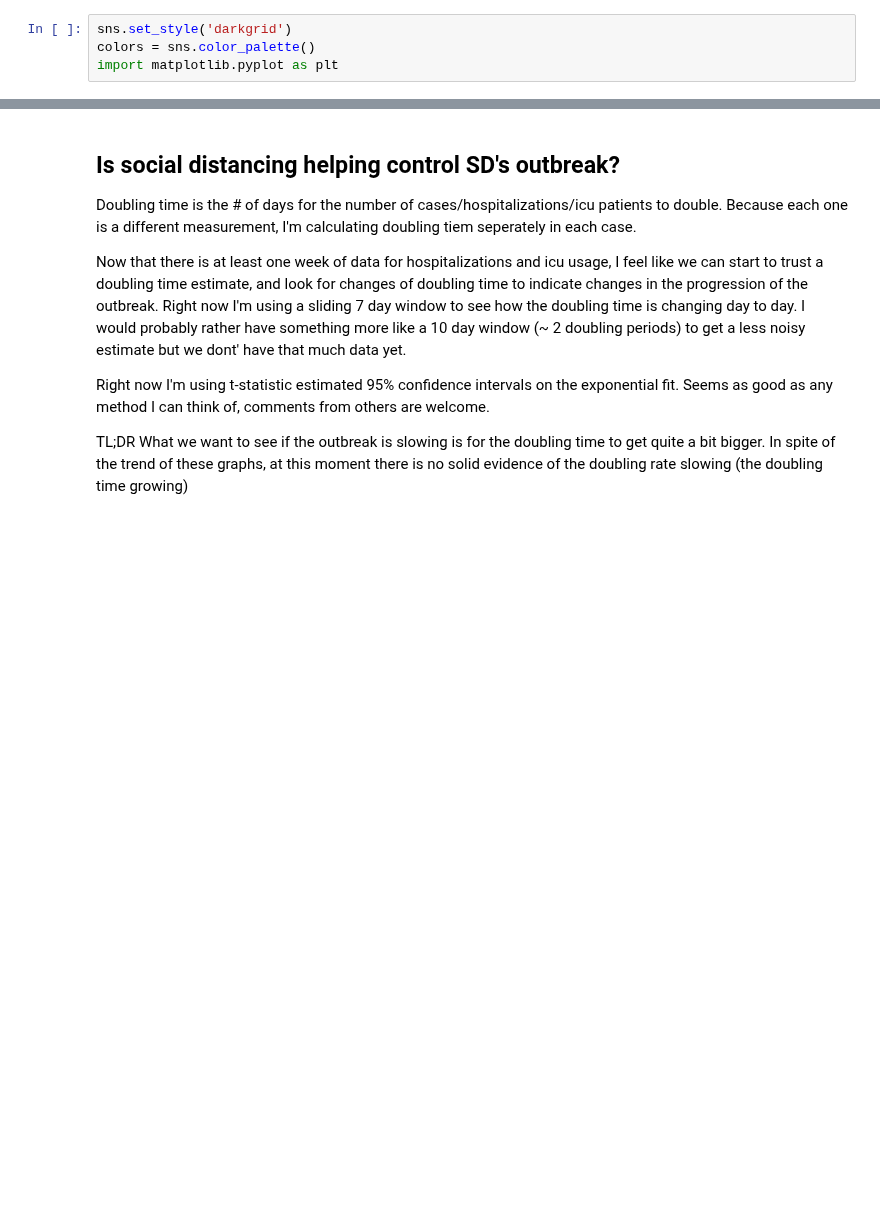
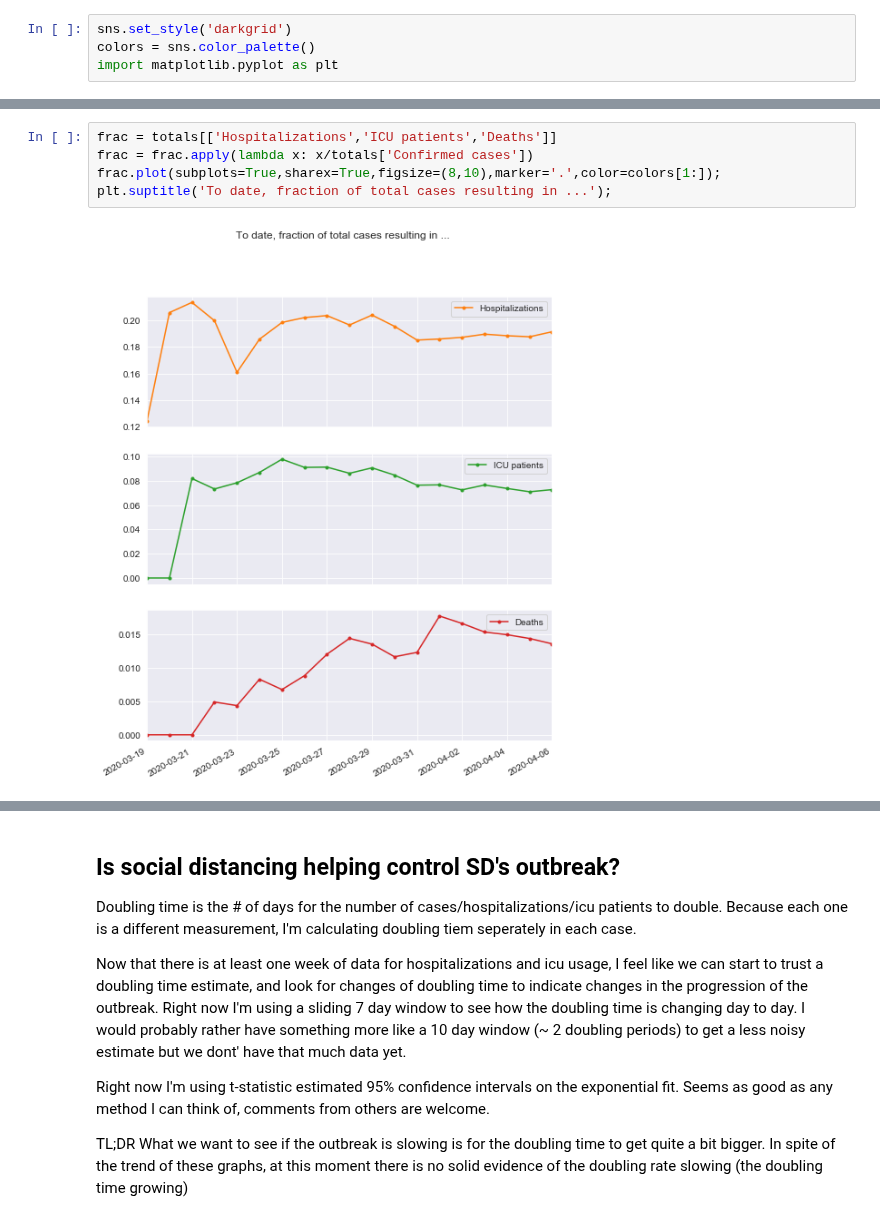
Before and after one commit to jasongfleischer/SanDiegoCountyCOVID19, a Jupyter notebook: San Diego Country Coronavirus History.ipynb, the cells around one changed output, grey strips where cells are left out. Drawn from its saved outputs; the diff is of its cells as text; blank space fills up the shorter version.

```diff
--- a/San Diego Country Coronavirus History.ipynb
+++ b/San Diego Country Coronavirus History.ipynb
@@ -142,3 +146,10 @@ plt.savefig('Plots/chistory.png',dpi=300);
+# %%
+frac = totals[['Hospitalizations','ICU patients','Deaths']]
+frac = frac.apply(lambda x: x/totals['Confirmed cases'])
+frac.plot(subplots=True,sharex=True,figsize=(8,10),marker='.',color=colors[1:]);
+plt.suptitle('To date, fraction of total cases resulting in ...');
+# %% [output]
+[figure, added]
 # %%
 # Obviously the first date (20th or 21st depending on metric) is ignorable because it contains all previous days
 # Also I'm pretty sure the -5 hospitalizations on 23rd indicates that some data reclassification happened that day, not that some people were cured and walked out of hospital.
```
Also changed, not shown: parts of 16 cells of this notebook, 10 other files.
